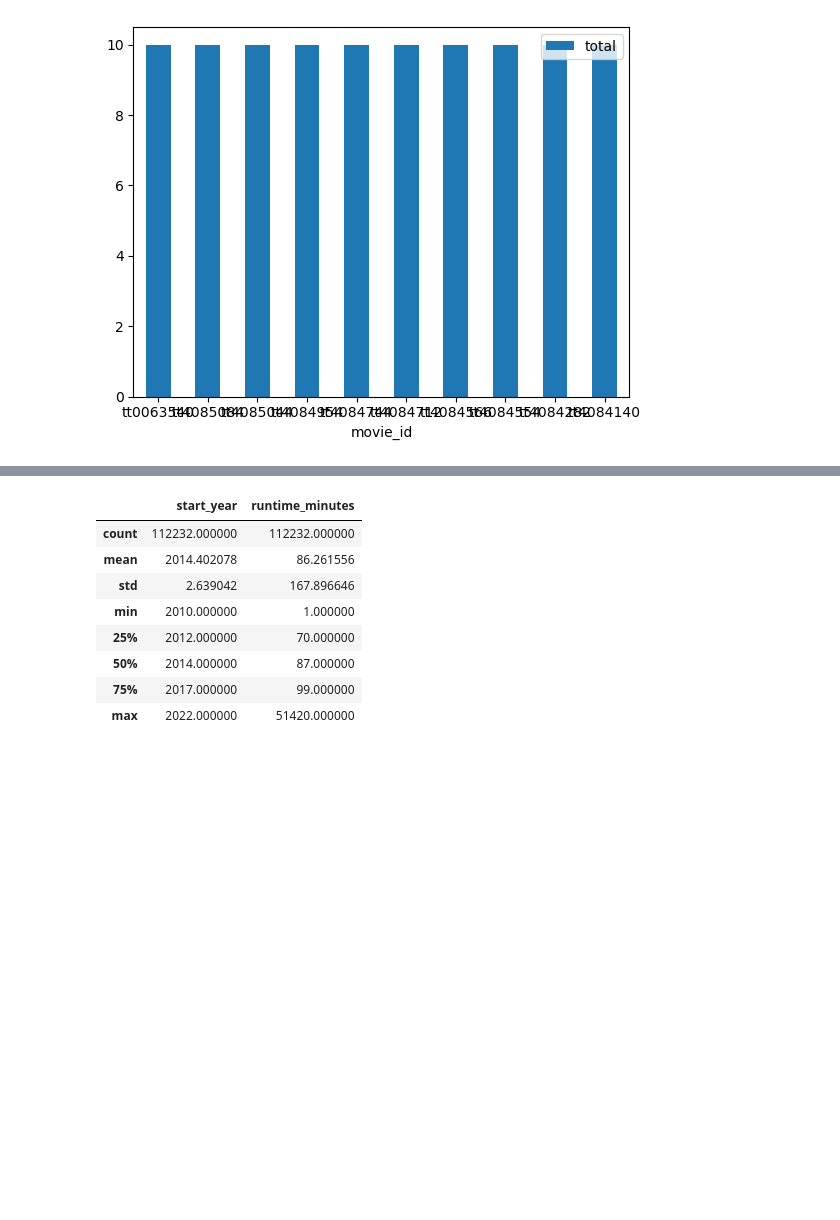
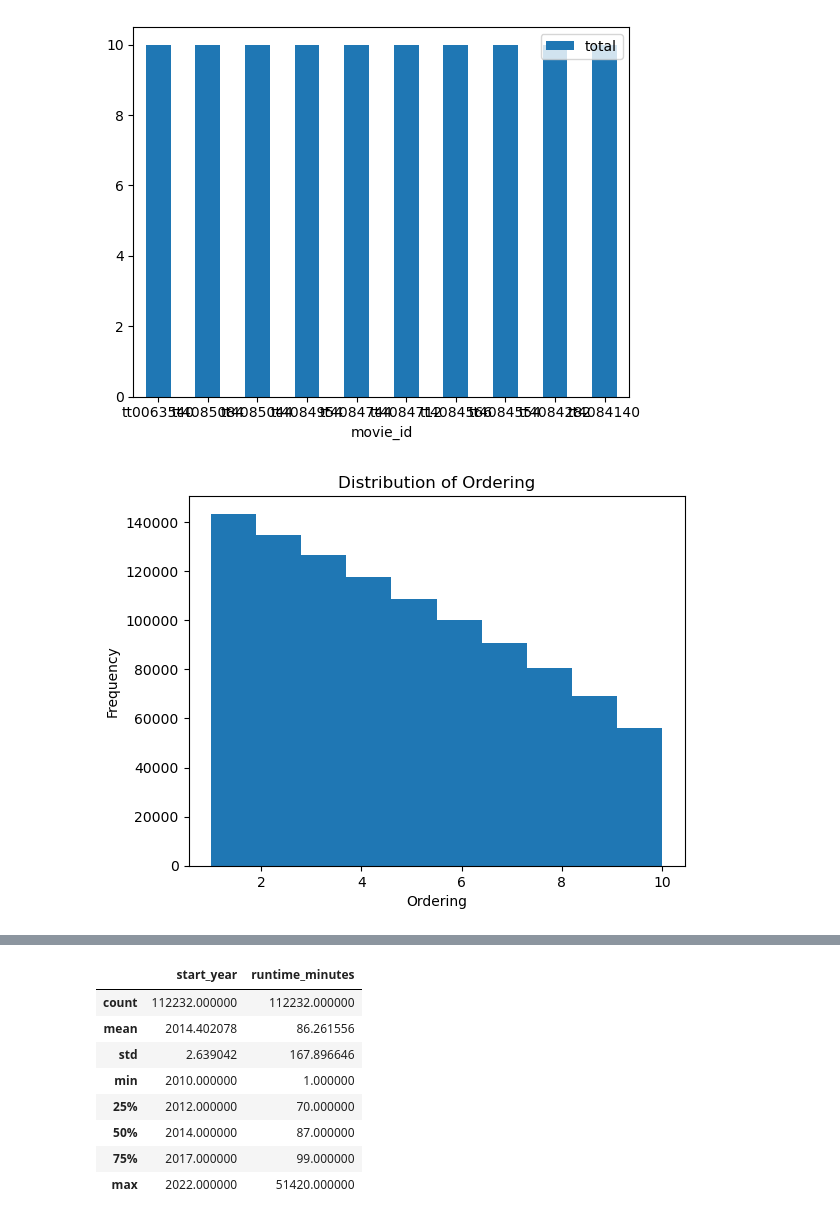
Before and after one commit to Derrick-wekesa/CineInsight-Microsoft-s-Box-Office-Breakthrough, a Jupyter notebook: data/student.ipynb, the cells around one changed output, grey strips where cells are left out. Saved outputs shown, nothing was run; the diff lists cells and outputs as text; code cells hidden in the pictures; blank space fills up the shorter version.

```diff
--- a/data/student.ipynb
+++ b/data/student.ipynb
@@ -520,0 +485,8 @@ plt.show()
+# %%
+plt.hist(principals_df["ordering"])
+plt.title("Distribution of Ordering")
+plt.xlabel("Ordering")
+plt.ylabel("Frequency")
+plt.show()
+# %% [output]
+[figure, added]
```
Also changed, not shown: parts of 50 cells of this notebook.
